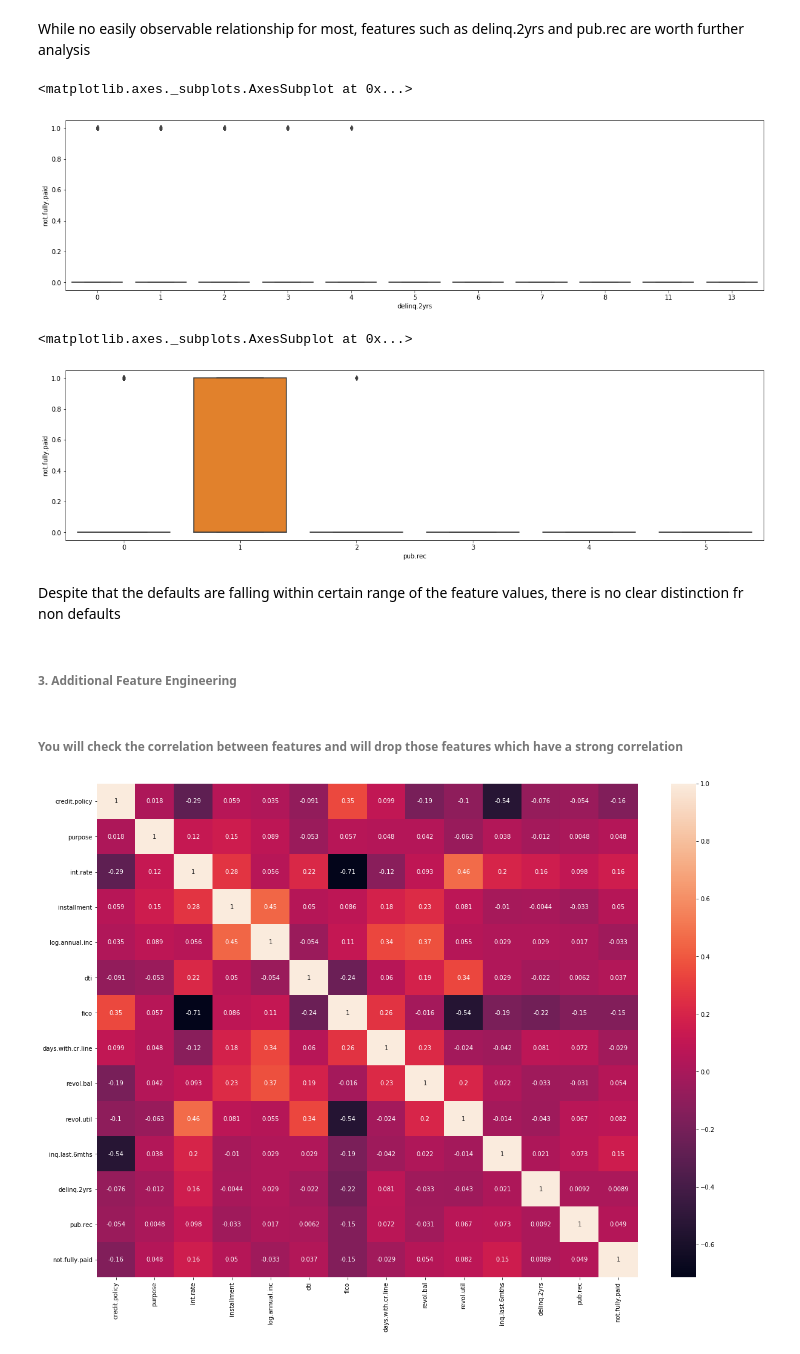
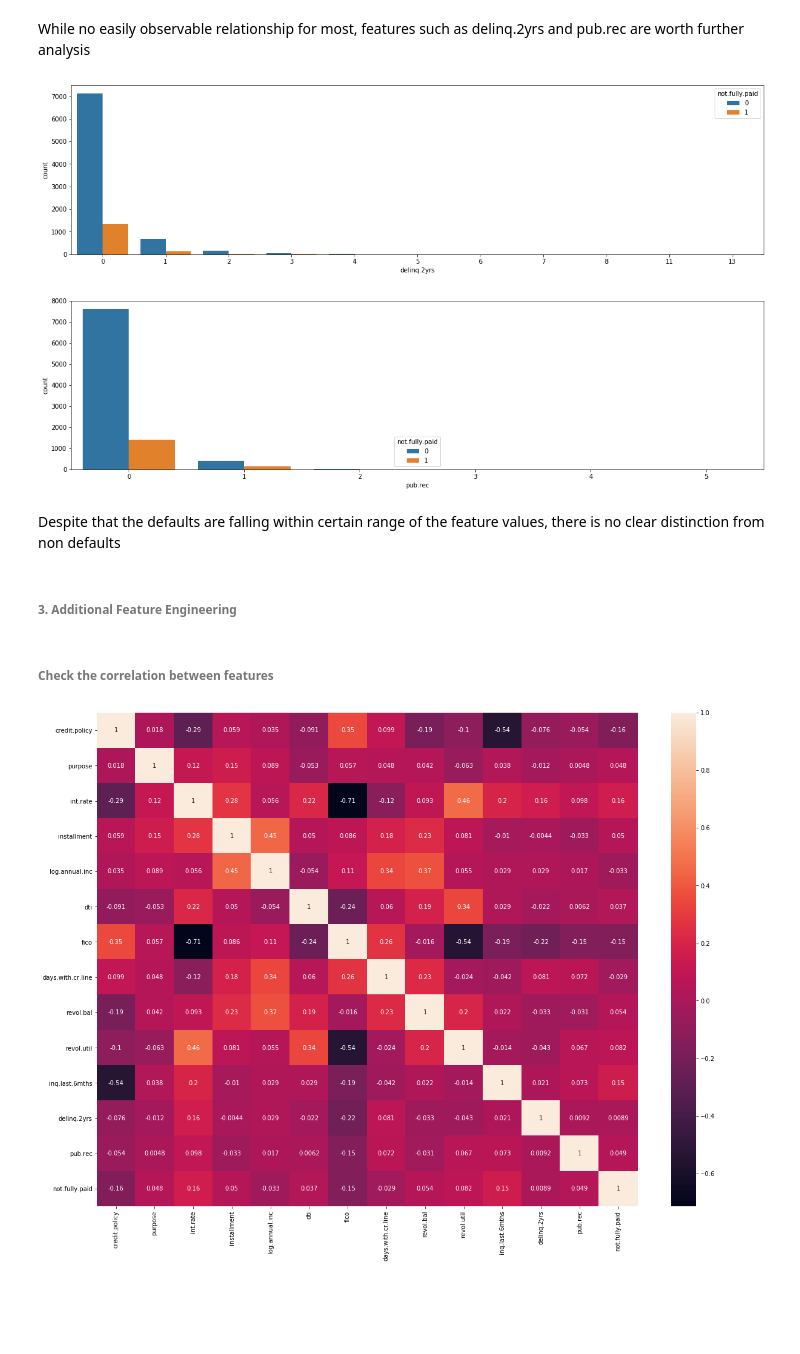
Before and after one commit to elismi/SimpliLearn, a Jupyter notebook: PGP AI/Course 5 - Deep Learning with Tensorflow and Keras/Project 1 - Lending Club Loan Data Analysis/Project 1 - Lending Club Loan Data Analysis.ipynb, the cells around one changed output. Cells and saved outputs as stored; diff of their text form; code cells hidden in the pictures; blank space fills up the shorter version.

```diff
--- a/PGP AI/Course 5 - Deep Learning with Tensorflow and Keras/Project 1 - Lending Club Loan Data Analysis/Project 1 - Lending Club Loan Data Analysis.ipynb
+++ b/PGP AI/Course 5 - Deep Learning with Tensorflow and Keras/Project 1 - Lending Club Loan Data Analysis/Project 1 - Lending Club Loan Data Analysis.ipynb
@@ -102,21 +114,21 @@ plt.show()
 While no easily observable relationship for most, features such as delinq.2yrs and pub.rec are worth further analysis
 # %%
 plt.figure(figsize=(20,5))
-sns.boxplot(x="delinq.2yrs", y="not.fully.paid", data=df_loan_data)
+sns.countplot(x="delinq.2yrs", hue="not.fully.paid", data=df_loan_data)
+plt.show()
 # %% [output]
-<matplotlib.axes._subplots.AxesSubplot at 0x...>
-[figure, old version]
+[figure, new version]
 # %%
 plt.figure(figsize=(20,5))
-sns.boxplot(x="pub.rec", y="not.fully.paid", data=df_loan_data)
+sns.countplot(x="pub.rec", hue="not.fully.paid", data=df_loan_data)
+plt.show()
 # %% [output]
-<matplotlib.axes._subplots.AxesSubplot at 0x...>
-[figure, old version]
+[figure, new version]
 # %% [markdown]
-Despite that the defaults are falling within certain range of the feature values, there is no clear distinction fr non defaults
+Despite that the defaults are falling within certain range of the feature values, there is no clear distinction from non defaults
 # %% [markdown]
 ###### 3. Additional Feature Engineering
-# %% [markdown]
-###### You will check the correlation between features and will drop those features which have a strong correlation
+# %% [markdown]
+###### Check the correlation between features
 # %%
 plt.figure(figsize = (20,15))
```
Also changed, not shown: parts of 33 cells of this notebook, 2 other files.
